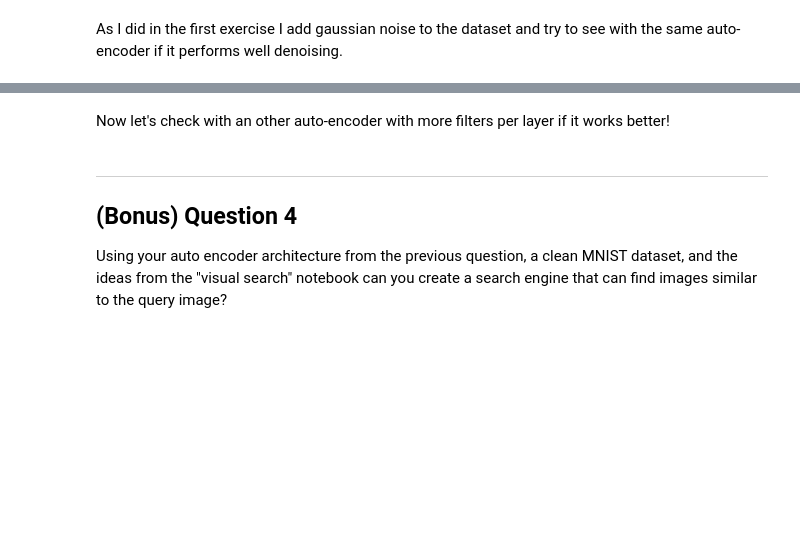
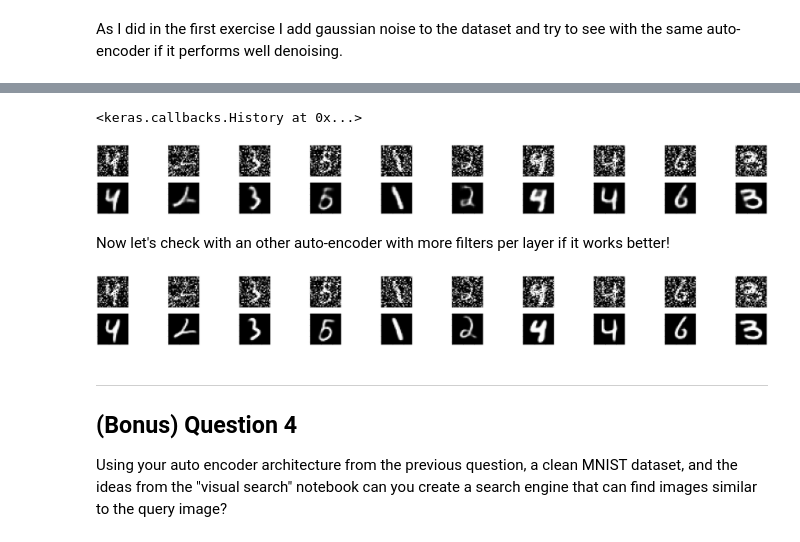
Before and after one commit to marinang/advanced-comp-2017, a Jupyter notebook: Exercise5.ipynb, the cells around one changed output, grey strips where cells are left out. Cells and saved outputs as stored; diff of their text form; code cells hidden in the pictures; blank space fills up the shorter version.

```diff
--- a/Exercise5.ipynb
+++ b/Exercise5.ipynb
@@ -256,7 +258,7 @@ autoencoder.compile(optimizer='adadelta', loss='binary_crossentropy')
 Let's check first if the auto-encoder works on a non noisy dataset.
 # %%
 autoencoder.fit(x_train, x_train,
-                epochs=100,
+                epochs=50,
                 batch_size=128,
                 shuffle=True,
                 verbose=False,
@@ -307,14 +309,18 @@ plt.show()
 # %%
 autoencoder.fit(x_train_noisy, x_train,
-                epochs=100,
+                epochs=50,
                 batch_size=128,
                 shuffle=True,
                 verbose=False,
                 validation_data=(x_test_noisy, x_test))
+# %% [output]
+<keras.callbacks.History at 0x...>
 # %%
 x_decoded = autoencoder.predict(x_test)
 
 print_digits(x_test_noisy,x_decoded,10)
+# %% [output]
+[figure, added]
 # %% [markdown]
 Now let's check with an other auto-encoder with more filters per layer if it works better!
 # %%
@@ -335,15 +341,17 @@ autoencoder = Model(input_img, decoded)
 autoencoder.compile(optimizer='adadelta', loss='binary_crossentropy')
 # %%
 autoencoder.fit(x_train_noisy, x_train,
-                epochs=100,
+                epochs=50,
                 batch_size=128,
                 shuffle=True,
                 verbose=False,
                 validation_data=(x_test_noisy, x_test))
 
 x_decoded = autoencoder.predict(x_test)
 
 print_digits(x_test_noisy,x_decoded,10)
+# %% [output]
+[figure, added]
 # %% [markdown]
 ---
 
```
Also changed, not shown: parts of 3 cells of this notebook.
